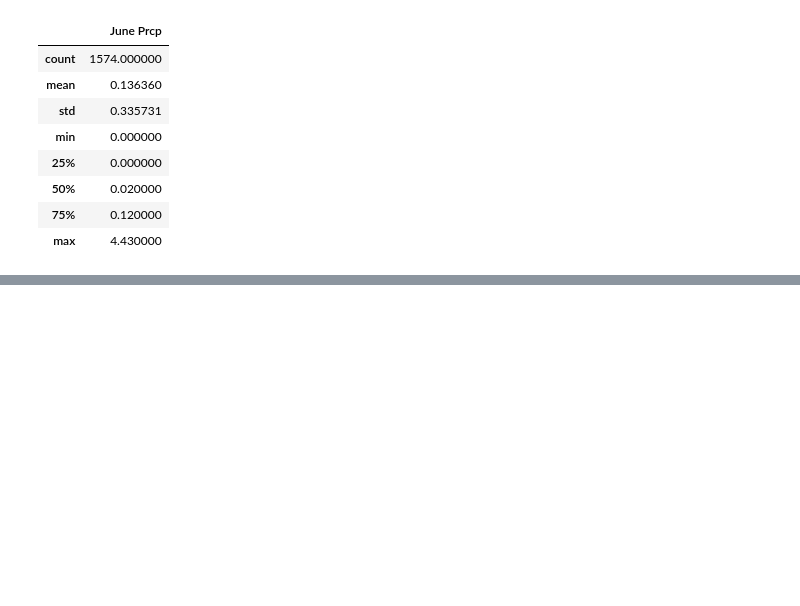
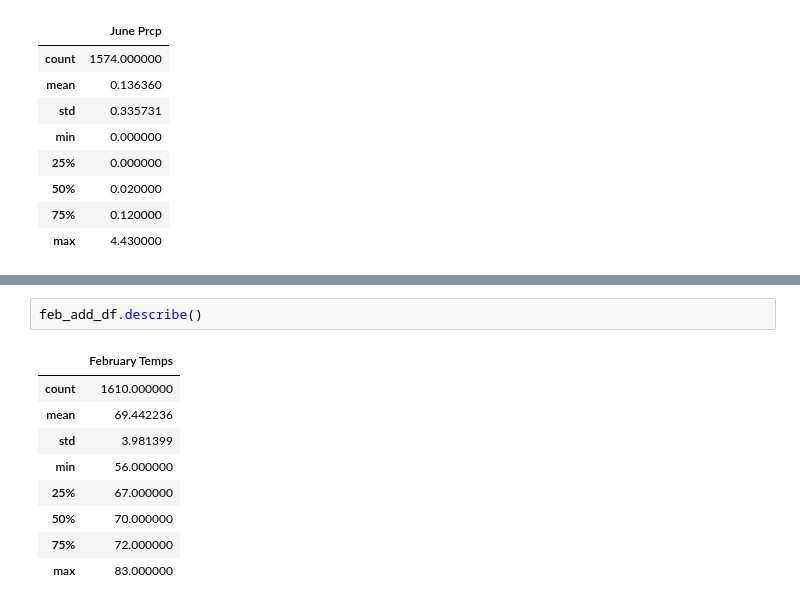
Before and after one commit to alexk9220/surfs_up, a Jupyter notebook: SurfsUp_Challenge.ipynb, the cells around one changed output, grey strips where cells are left out. Drawn from its saved outputs; the diff is of its cells as text; blank space fills up the shorter version.

```diff
--- a/SurfsUp_Challenge.ipynb
+++ b/SurfsUp_Challenge.ipynb
@@ -191,0 +243,12 @@ june_add_df.describe()
+# %%
+feb_add_df.describe()
+# %% [output]
+|  | February Temps |
+| count | 1610.000000 |
+| mean | 69.442236 |
+| std | 3.981399 |
+| min | 56.000000 |
+| 25% | 67.000000 |
+| 50% | 70.000000 |
+| 75% | 72.000000 |
+| max | 83.000000 |
```
Also changed, not shown: parts of 4 cells of this notebook.
